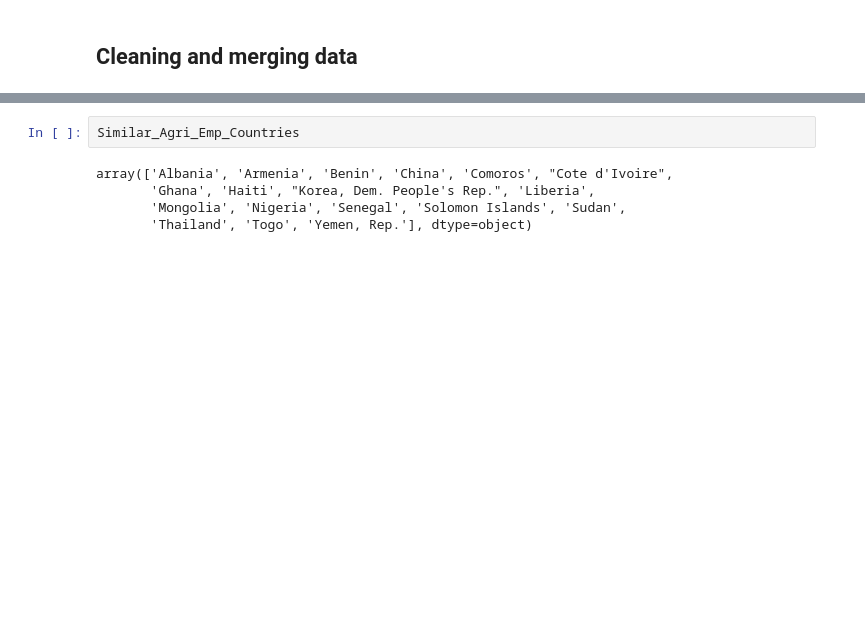
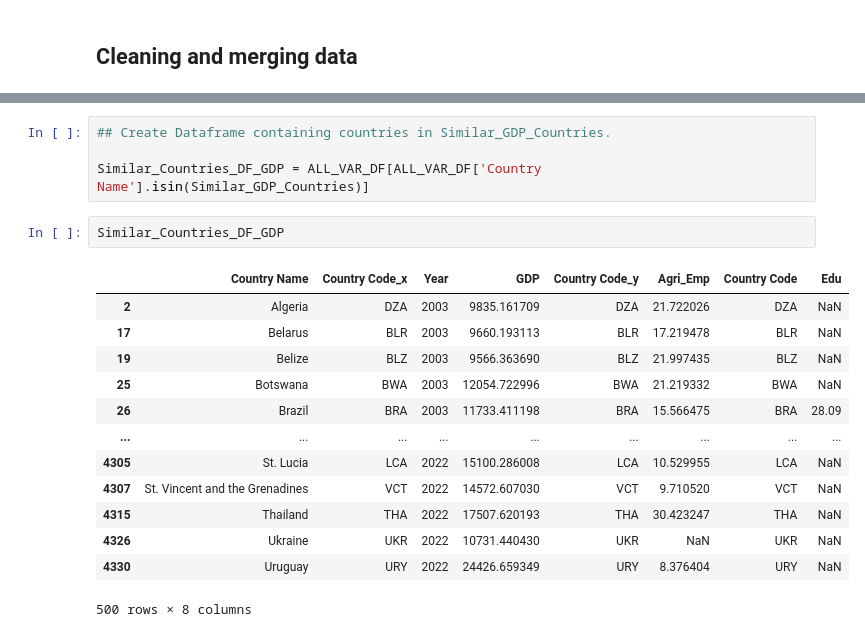
Before and after one commit to PhakphumJ/Thesis_code, a Jupyter notebook: ILO_WDI_code.ipynb, the cells around one changed output, grey strips where cells are left out. Cells and saved outputs as stored; diff of their text form; blank space fills up the shorter version.

```diff
--- a/ILO_WDI_code.ipynb
+++ b/ILO_WDI_code.ipynb
@@ -166,7 +172,20 @@ Similar_Agri_Emp_Countries = ALL_VAR_DF[(ALL_VAR_DF['Year'] == 1998) & (ALL_VAR_
-# %%
-Similar_Agri_Emp_Countries
-# %% [output]
-array(['Albania', 'Armenia', 'Benin', 'China', 'Comoros', "Cote d'Ivoire",
-       'Ghana', 'Haiti', "Korea, Dem. People's Rep.", 'Liberia',
-       'Mongolia', 'Nigeria', 'Senegal', 'Solomon Islands', 'Sudan',
-       'Thailand', 'Togo', 'Yemen, Rep.'], dtype=object)
+# %%
+## Create Dataframe containing countries in Similar_GDP_Countries.
+
+Similar_Countries_DF_GDP = ALL_VAR_DF[ALL_VAR_DF['Country Name'].isin(Similar_GDP_Countries)]
+# %%
+Similar_Countries_DF_GDP
+# %% [output]
+|  | Country Name | Country Code_x | Year | GDP | Country Code_y | Agri_Emp | Country Code | Edu |
+| 2 | Algeria | DZA | 2003 | 9835.161709 | DZA | 21.722026 | DZA | NaN |
+| 17 | Belarus | BLR | 2003 | 9660.193113 | BLR | 17.219478 | BLR | NaN |
+| 19 | Belize | BLZ | 2003 | 9566.363690 | BLZ | 21.997435 | BLZ | NaN |
+| 25 | Botswana | BWA | 2003 | 12054.722996 | BWA | 21.219332 | BWA | NaN |
+| 26 | Brazil | BRA | 2003 | 11733.411198 | BRA | 15.566475 | BRA | 28.09 |
+| ... | ... | ... | ... | ... | ... | ... | ... | ... |
+| 4305 | St. Lucia | LCA | 2022 | 15100.286008 | LCA | 10.529955 | LCA | NaN |
+| 4307 | St. Vincent and the Grenadines | VCT | 2022 | 14572.607030 | VCT | 9.710520 | VCT | NaN |
+| 4315 | Thailand | THA | 2022 | 17507.620193 | THA | 30.423247 | THA | NaN |
+| 4326 | Ukraine | UKR | 2022 | 10731.440430 | UKR | NaN | UKR | NaN |
+| 4330 | Uruguay | URY | 2022 | 24426.659349 | URY | 8.376404 | URY | NaN |
+500 rows × 8 columns
```
Also changed, not shown: parts of 21 cells of this notebook.
